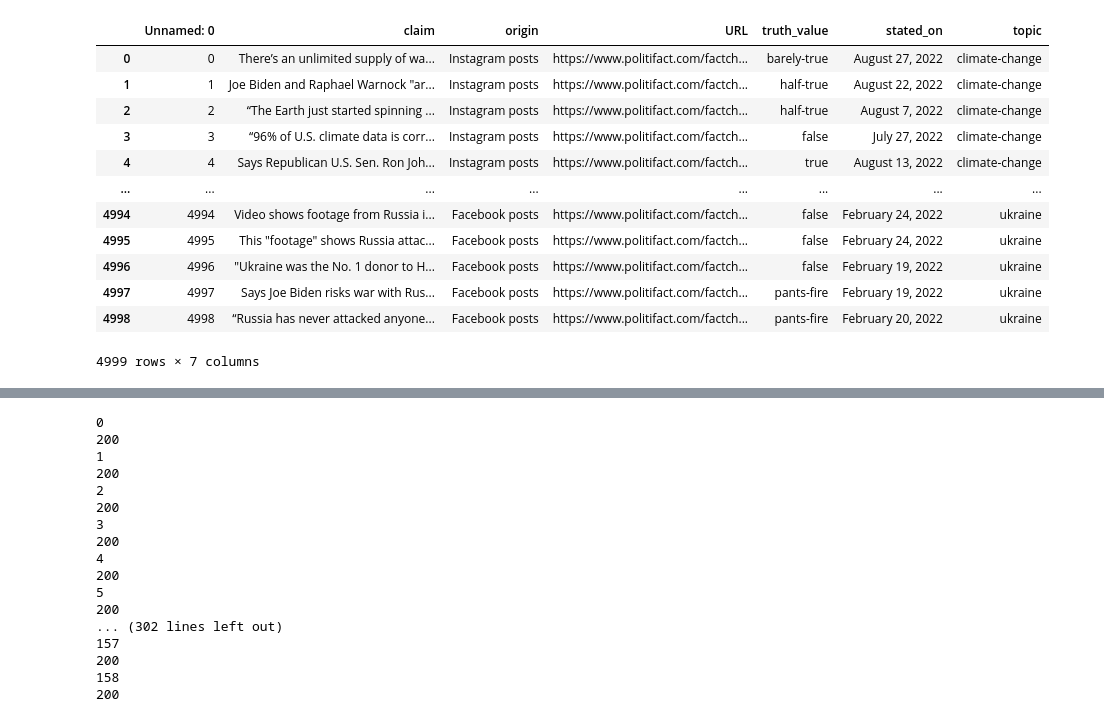
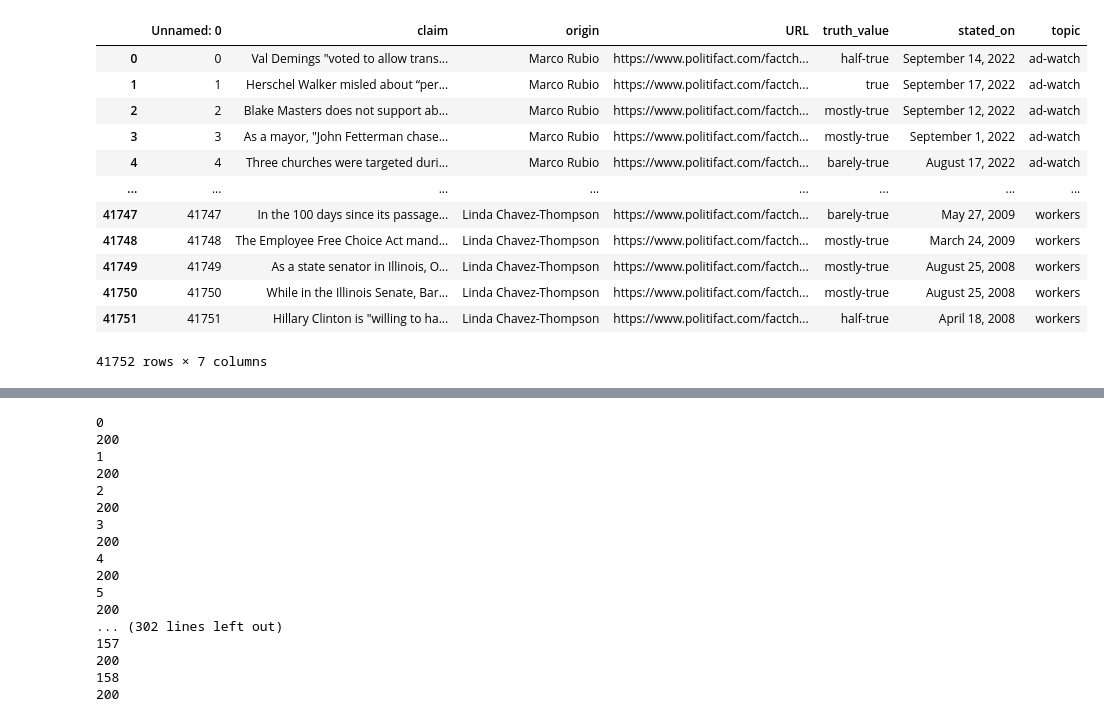
Before and after one commit to Gyrst/The-Fugazi-Project, a Jupyter notebook: exploration.ipynb, the cells around one changed output, grey strips where cells are left out. Cells and saved outputs as stored; diff of their text form; code cells hidden in the pictures.

```diff
--- a/exploration.ipynb
+++ b/exploration.ipynb
@@ -4,22 +4,22 @@ import json
 from src.scraper_functions import *
 import re
 # %%
-df = pd.read_csv("data/google_fact_check/gfc.csv")
+df = pd.read_csv("politifact_scrape_alltopics_07102022.csv")
+# %%
+df
+# %% [output]
+|  | Unnamed: 0 | claim | origin | URL | truth_value | stated_on | topic |
+| 0 | 0 | Val Demings "voted to allow trans... | Marco Rubio | https://www.politifact.com/factch... | half-true | September 14, 2022 | ad-watch |
+| 1 | 1 | Herschel Walker misled about “per... | Marco Rubio | https://www.politifact.com/factch... | true | September 17, 2022 | ad-watch |
+| 2 | 2 | Blake Masters does not support ab... | Marco Rubio | https://www.politifact.com/factch... | mostly-true | September 12, 2022 | ad-watch |
+| 3 | 3 | As a mayor, "John Fetterman chase... | Marco Rubio | https://www.politifact.com/factch... | mostly-true | September 1, 2022 | ad-watch |
+| 4 | 4 | Three churches were targeted duri... | Marco Rubio | https://www.politifact.com/factch... | barely-true | August 17, 2022 | ad-watch |
+| ... | ... | ... | ... | ... | ... | ... | ... |
+| 41747 | 41747 | In the 100 days since its passage... | Linda Chavez-Thompson | https://www.politifact.com/factch... | barely-true | May 27, 2009 | workers |
+| 41748 | 41748 | The Employee Free Choice Act mand... | Linda Chavez-Thompson | https://www.politifact.com/factch... | mostly-true | March 24, 2009 | workers |
+| 41749 | 41749 | As a state senator in Illinois, O... | Linda Chavez-Thompson | https://www.politifact.com/factch... | mostly-true | August 25, 2008 | workers |
+| 41750 | 41750 | While in the Illinois Senate, Bar... | Linda Chavez-Thompson | https://www.politifact.com/factch... | mostly-true | August 25, 2008 | workers |
+| 41751 | 41751 | Hillary Clinton is "willing to ha... | Linda Chavez-Thompson | https://www.politifact.com/factch... | half-true | April 18, 2008 | workers |
+41752 rows × 7 columns
 # %%
 politifact = pd.read_csv('data/politifact/politifact_scrape_7t_03102022.csv')
-# %%
-politifact
-# %% [output]
-|  | Unnamed: 0 | claim | origin | URL | truth_value | stated_on | topic |
-| 0 | 0 | There’s an unlimited supply of wa... | Instagram posts | https://www.politifact.com/factch... | barely-true | August 27, 2022 | climate-change |
-| 1 | 1 | Joe Biden and Raphael Warnock "ar... | Instagram posts | https://www.politifact.com/factch... | half-true | August 22, 2022 | climate-change |
-| 2 | 2 | “The Earth just started spinning ... | Instagram posts | https://www.politifact.com/factch... | half-true | August 7, 2022 | climate-change |
-| 3 | 3 | “96% of U.S. climate data is corr... | Instagram posts | https://www.politifact.com/factch... | false | July 27, 2022 | climate-change |
-| 4 | 4 | Says Republican U.S. Sen. Ron Joh... | Instagram posts | https://www.politifact.com/factch... | true | August 13, 2022 | climate-change |
-| ... | ... | ... | ... | ... | ... | ... | ... |
-| 4994 | 4994 | Video shows footage from Russia i... | Facebook posts | https://www.politifact.com/factch... | false | February 24, 2022 | ukraine |
-| 4995 | 4995 | This "footage" shows Russia attac... | Facebook posts | https://www.politifact.com/factch... | false | February 24, 2022 | ukraine |
-| 4996 | 4996 | "Ukraine was the No. 1 donor to H... | Facebook posts | https://www.politifact.com/factch... | false | February 19, 2022 | ukraine |
-| 4997 | 4997 | Says Joe Biden risks war with Rus... | Facebook posts | https://www.politifact.com/factch... | pants-fire | February 19, 2022 | ukraine |
-| 4998 | 4998 | “Russia has never attacked anyone... | Facebook posts | https://www.politifact.com/factch... | pants-fire | February 20, 2022 | ukraine |
-4999 rows × 7 columns
```
Also changed, not shown: parts of 15 cells of this notebook, 5 other files.
